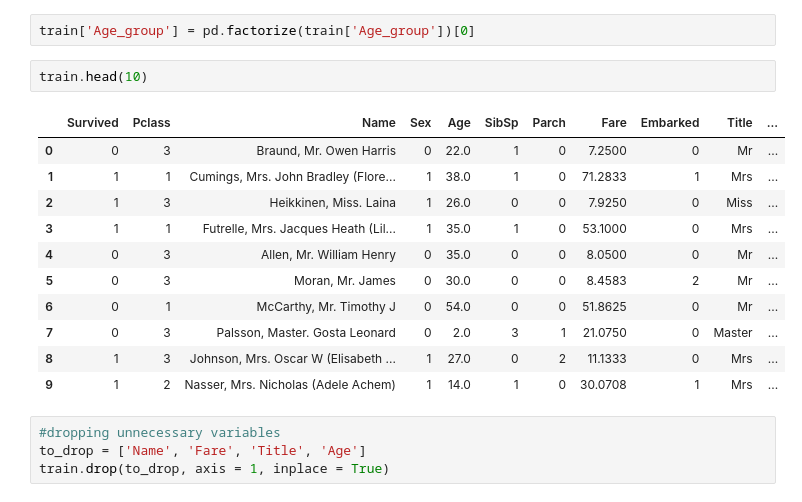
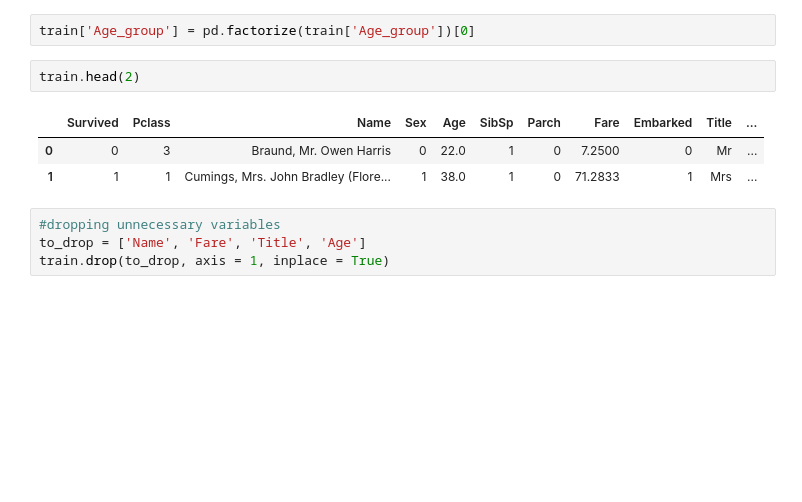
Before and after one commit to CherylTo/Titanic_WhyTheHeckNot-, a Jupyter notebook: Titanic_WhytheHeckNot!?.ipynb, the cells around one changed output. Drawn from its saved outputs; the diff is of its cells as text; blank space fills up the shorter version.

```diff
--- a/Titanic_WhytheHeckNot!?.ipynb
+++ b/Titanic_WhytheHeckNot!?.ipynb
@@ -378,19 +363,11 @@ train['Age_group'] = age_group
 # %%
 train['Age_group'] = pd.factorize(train['Age_group'])[0]
 # %%
-train.head(10)
+train.head(2)
 # %% [output]
 |  | Survived | Pclass | Name | Sex | Age | SibSp | Parch | Fare | Embarked | Title | ... |
 | 0 | 0 | 3 | Braund, Mr. Owen Harris | 0 | 22.0 | 1 | 0 | 7.2500 | 0 | Mr | ... |
 | 1 | 1 | 1 | Cumings, Mrs. John Bradley (Flore... | 1 | 38.0 | 1 | 0 | 71.2833 | 1 | Mrs | ... |
-| 2 | 1 | 3 | Heikkinen, Miss. Laina | 1 | 26.0 | 0 | 0 | 7.9250 | 0 | Miss | ... |
-| 3 | 1 | 1 | Futrelle, Mrs. Jacques Heath (Lil... | 1 | 35.0 | 1 | 0 | 53.1000 | 0 | Mrs | ... |
-| 4 | 0 | 3 | Allen, Mr. William Henry | 0 | 35.0 | 0 | 0 | 8.0500 | 0 | Mr | ... |
-| 5 | 0 | 3 | Moran, Mr. James | 0 | 30.0 | 0 | 0 | 8.4583 | 2 | Mr | ... |
-| 6 | 0 | 1 | McCarthy, Mr. Timothy J | 0 | 54.0 | 0 | 0 | 51.8625 | 0 | Mr | ... |
-| 7 | 0 | 3 | Palsson, Master. Gosta Leonard | 0 | 2.0 | 3 | 1 | 21.0750 | 0 | Master | ... |
-| 8 | 1 | 3 | Johnson, Mrs. Oscar W (Elisabeth ... | 1 | 27.0 | 0 | 2 | 11.1333 | 0 | Mrs | ... |
-| 9 | 1 | 2 | Nasser, Mrs. Nicholas (Adele Achem) | 1 | 14.0 | 1 | 0 | 30.0708 | 1 | Mrs | ... |
 # %%
 #dropping unnecessary variables
 to_drop = ['Name', 'Fare', 'Title', 'Age']
```
Also changed, not shown: parts of 9 cells of this notebook.
